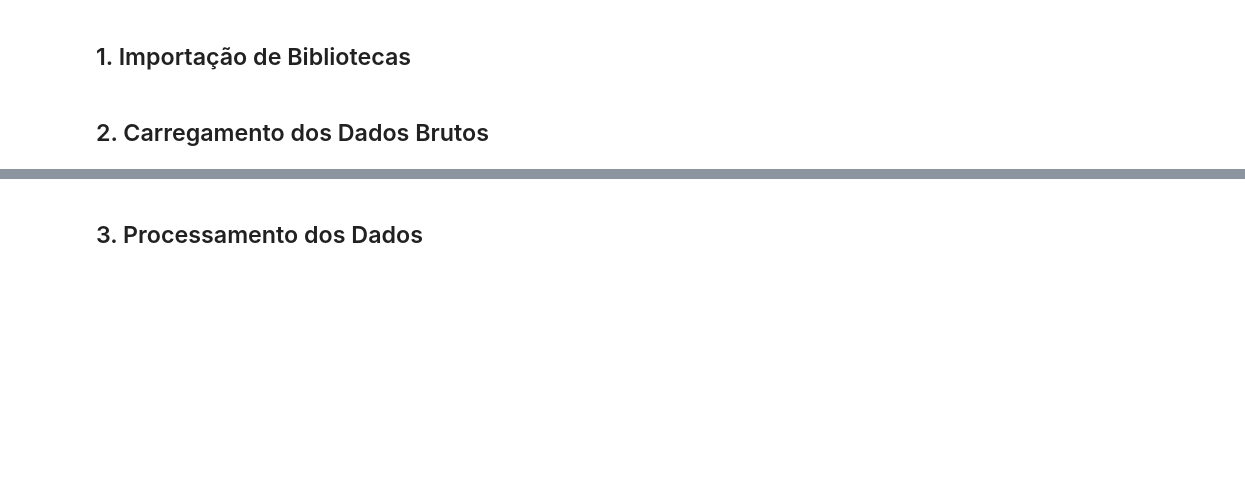
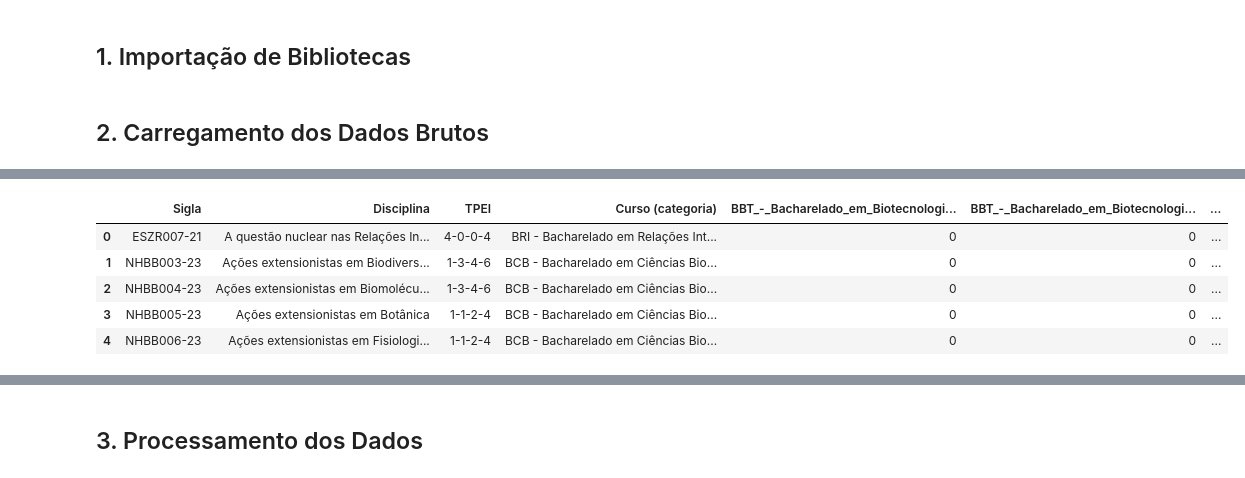
Before and after one commit to oliveirakay/nlp-mult-agent-ufabc, a Jupyter notebook: Data Prep/data_preprocessing.ipynb, the cells around one changed output, grey strips where cells are left out. Drawn from its saved outputs; the diff is of its cells as text; code cells hidden in the pictures; blank space fills up the shorter version.

```diff
--- a/Data Prep/data_preprocessing.ipynb
+++ b/Data Prep/data_preprocessing.ipynb
@@ -28,0 +49,16 @@ else:
+# %%
+# Supondo que seu DataFrame seja df_raw_catalog
+# O sep=';' diz para separar as strings por ponto e vírgula
+dummies = df_raw_catalog["Curso (categoria)"].str.get_dummies(sep=';')
+
+# Se você quiser juntar essas novas colunas ao seu DataFrame original:
+df_final = pd.concat([df_raw_catalog, dummies], axis=1)
+
+df_final.head()
+# %% [output]
+|  | Sigla | Disciplina | TPEI | Curso (categoria) | BBT_-_Bacharelado_em_Biotecnologi... | BBT_-_Bacharelado_em_Biotecnologi... | ... |
+| 0 | ESZR007-21 | A questão nuclear nas Relações In... | 4-0-0-4 | BRI - Bacharelado em Relações Int... | 0 | 0 | ... |
+| 1 | NHBB003-23 | Ações extensionistas em Biodivers... | 1-3-4-6 | BCB - Bacharelado em Ciências Bio... | 0 | 0 | ... |
+| 2 | NHBB004-23 | Ações extensionistas em Biomolécu... | 1-3-4-6 | BCB - Bacharelado em Ciências Bio... | 0 | 0 | ... |
+| 3 | NHBB005-23 | Ações extensionistas em Botânica | 1-1-2-4 | BCB - Bacharelado em Ciências Bio... | 0 | 0 | ... |
+| 4 | NHBB006-23 | Ações extensionistas em Fisiologi... | 1-1-2-4 | BCB - Bacharelado em Ciências Bio... | 0 | 0 | ... |
```
Also changed, not shown: parts of 6 cells of this notebook, 1 other file.
